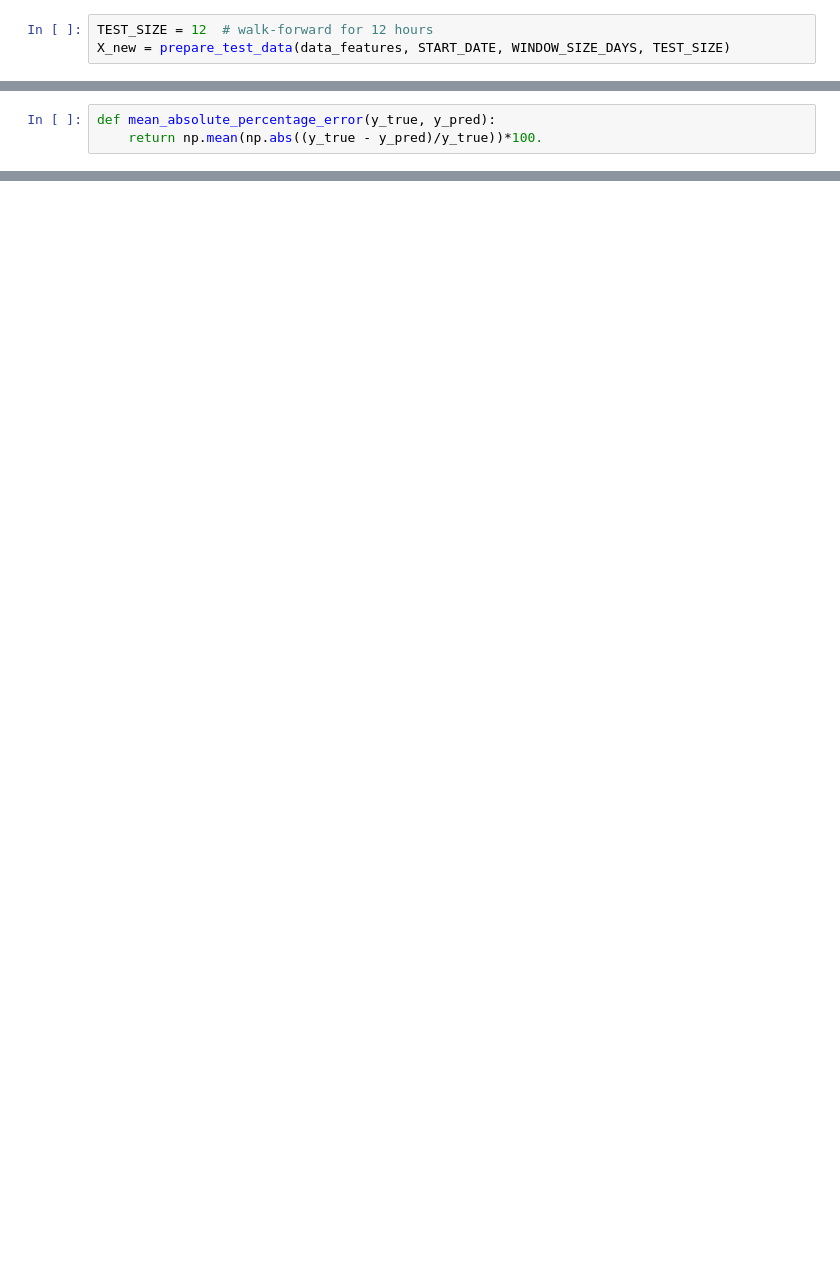
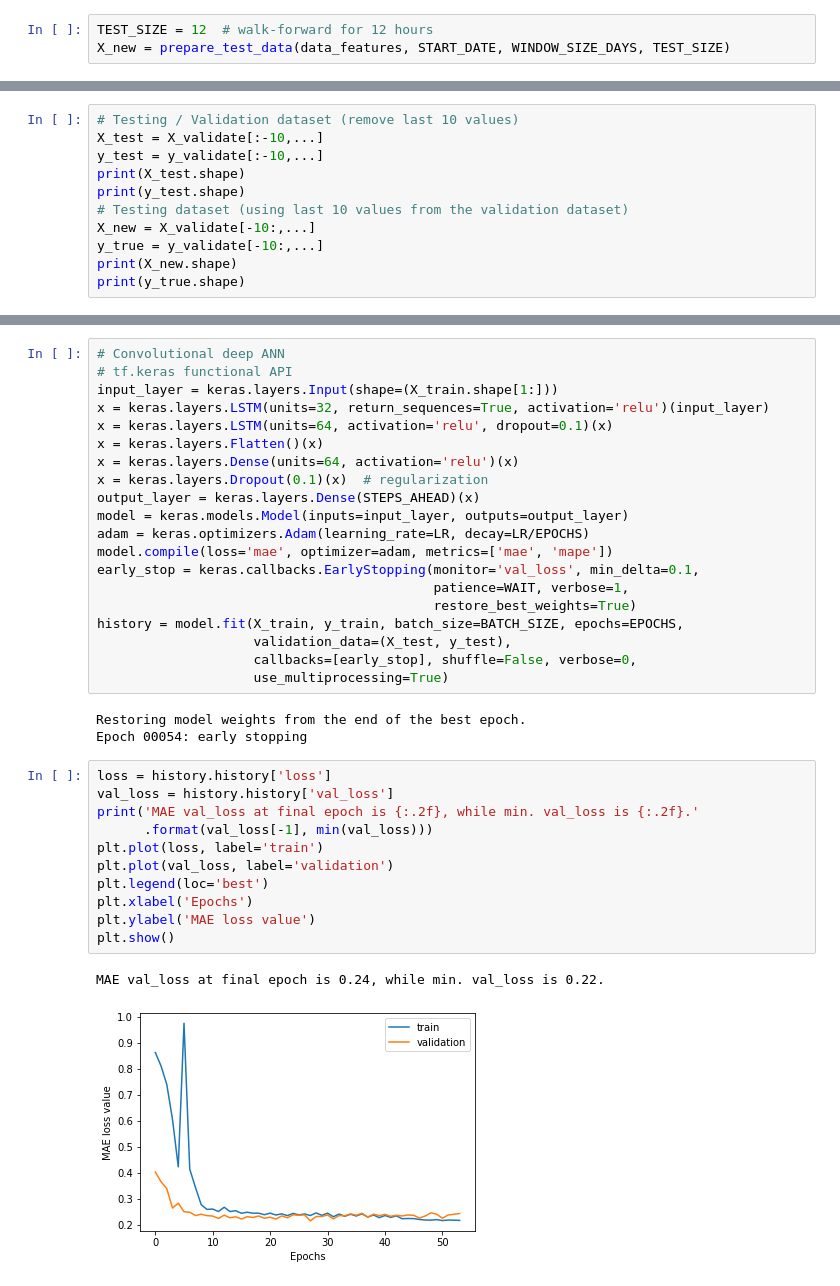
Before and after one commit to NilsJakob/Electric-Energy-Load-Demand-Forecasting-for-Rural-Area, a Jupyter notebook: data_log.ipynb, the cells around one changed output, grey strips where cells are left out. Saved outputs shown, nothing was run; the diff lists cells and outputs as text; blank space fills up the shorter version.

Commit message:
Testing ideas
Testing new ideas with convolutional networks.

```diff
--- a/data_log.ipynb
+++ b/data_log.ipynb
@@ -380,4 +372 @@ X_new_sc = scaler.transform(X_new)
 y_pred = model.predict(X_new_sc)
-# %%
-def mean_absolute_percentage_error(y_true, y_pred):
-    return np.mean(np.abs((y_true - y_pred)/y_true))*100.
@@ -422,0 +558,11 @@ MAPE = 6.42 (%)
+# %%
+# Testing / Validation dataset (remove last 10 values)
+X_test = X_validate[:-10,...]
+y_test = y_validate[:-10,...]
+print(X_test.shape)
+print(y_test.shape)
+# Testing dataset (using last 10 values from the validation dataset)
+X_new = X_validate[-10:,...]
+y_true = y_validate[-10:,...]
+print(X_new.shape)
+print(y_true.shape)
@@ -422,0 +574,37 @@ MAPE = 6.42 (%)
+# %%
+# Convolutional deep ANN
+# tf.keras functional API
+input_layer = keras.layers.Input(shape=(X_train.shape[1:]))
+x = keras.layers.LSTM(units=32, return_sequences=True, activation='relu')(input_layer)
+x = keras.layers.LSTM(units=64, activation='relu', dropout=0.1)(x)
+x = keras.layers.Flatten()(x)
+x = keras.layers.Dense(units=64, activation='relu')(x)
+x = keras.layers.Dropout(0.1)(x)  # regularization
+output_layer = keras.layers.Dense(STEPS_AHEAD)(x)
+model = keras.models.Model(inputs=input_layer, outputs=output_layer)
+adam = keras.optimizers.Adam(learning_rate=LR, decay=LR/EPOCHS)
+model.compile(loss='mae', optimizer=adam, metrics=['mae', 'mape'])
+early_stop = keras.callbacks.EarlyStopping(monitor='val_loss', min_delta=0.1,
+                                           patience=WAIT, verbose=1,
+                                           restore_best_weights=True)
+history = model.fit(X_train, y_train, batch_size=BATCH_SIZE, epochs=EPOCHS,
+                    validation_data=(X_test, y_test),
+                    callbacks=[early_stop], shuffle=False, verbose=0,
+                    use_multiprocessing=True)
+# %% [output]
+Restoring model weights from the end of the best epoch.
+Epoch 00054: early stopping
+# %%
+loss = history.history['loss']
+val_loss = history.history['val_loss']
+print('MAE val_loss at final epoch is {:.2f}, while min. val_loss is {:.2f}.'
+      .format(val_loss[-1], min(val_loss)))
+plt.plot(loss, label='train')
+plt.plot(val_loss, label='validation')
+plt.legend(loc='best')
+plt.xlabel('Epochs')
+plt.ylabel('MAE loss value')
+plt.show()
+# %% [output]
+MAE val_loss at final epoch is 0.24, while min. val_loss is 0.22.
+[figure, added]
```
Also changed, not shown: parts of 24 cells of this notebook.
